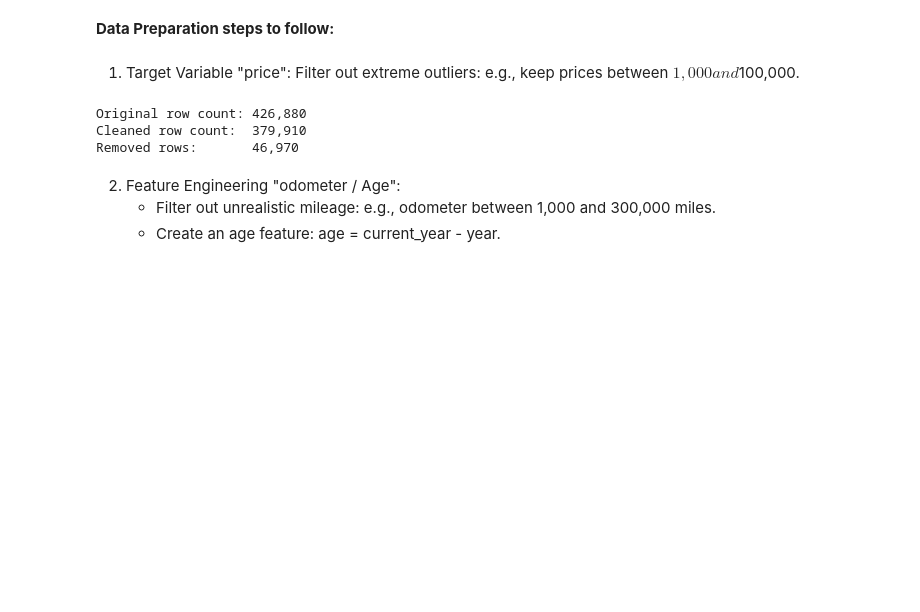
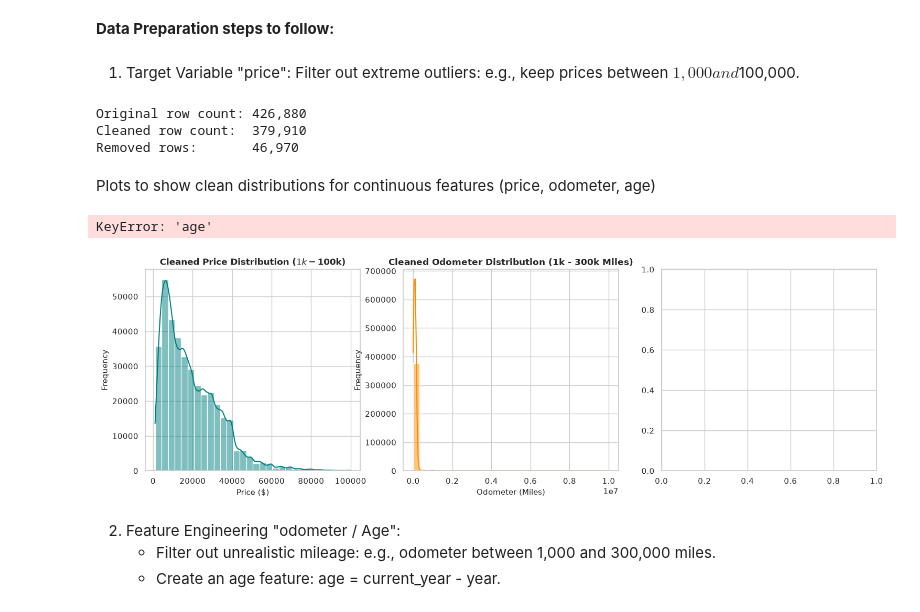
Before and after one commit to gSinhaUCB/used-car-price-analysys-UCB-11.2, a Jupyter notebook: 11.2-prompt_II.ipynb, the cells around one changed output. Cells and saved outputs as stored; diff of their text form; code cells hidden in the pictures; blank space fills up the shorter version.

```diff
--- a/11.2-prompt_II.ipynb
+++ b/11.2-prompt_II.ipynb
@@ -98,6 +122,35 @@ print(f"Removed rows:       {len(df) - len(df_clean):,}")
 Original row count: 426,880
 Cleaned row count:  379,910
 Removed rows:       46,970
+# %% [markdown]
+Plots to show clean distributions for continuous features (price, odometer, age)
+# %%
+# EDA Plot 2: Cleaned Continuous Variable Distributions
+fig, axes = plt.subplots(1, 3, figsize=(18, 5))
+
+# Clean Price Distribution
+sns.histplot(df_clean['price'], ax=axes[0], bins=30, kde=True, color='teal')
+axes[0].set_title('Cleaned Price Distribution ($1k - $100k)', fontsize=12, fontweight='bold')
+axes[0].set_xlabel('Price ($)', fontsize=11)
+axes[0].set_ylabel('Frequency', fontsize=11)
+
+# Clean Odometer Distribution
+sns.histplot(df_clean['odometer'], ax=axes[1], bins=30, kde=True, color='darkorange')
+axes[1].set_title('Cleaned Odometer Distribution (1k - 300k Miles)', fontsize=12, fontweight='bold')
+axes[1].set_xlabel('Odometer (Miles)', fontsize=11)
+axes[1].set_ylabel('Frequency', fontsize=11)
+
+# Vehicle Age Distribution
+sns.histplot(df_clean['age'], ax=axes[2], bins=30, kde=True, color='purple')
+axes[2].set_title('Vehicle Age Distribution', fontsize=12, fontweight='bold')
+axes[2].set_xlabel('Age (Years)', fontsize=11)
+axes[2].set_ylabel('Frequency', fontsize=11)
+
+plt.tight_layout()
+plt.show()
+# %% [output]
+KeyError: 'age'
+[figure, added]
 # %% [markdown]
 2. Feature Engineering "odometer / Age":
     - Filter out unrealistic mileage: e.g., odometer between 1,000 and 300,000 miles.
```
Also changed, not shown: parts of 18 cells of this notebook.
